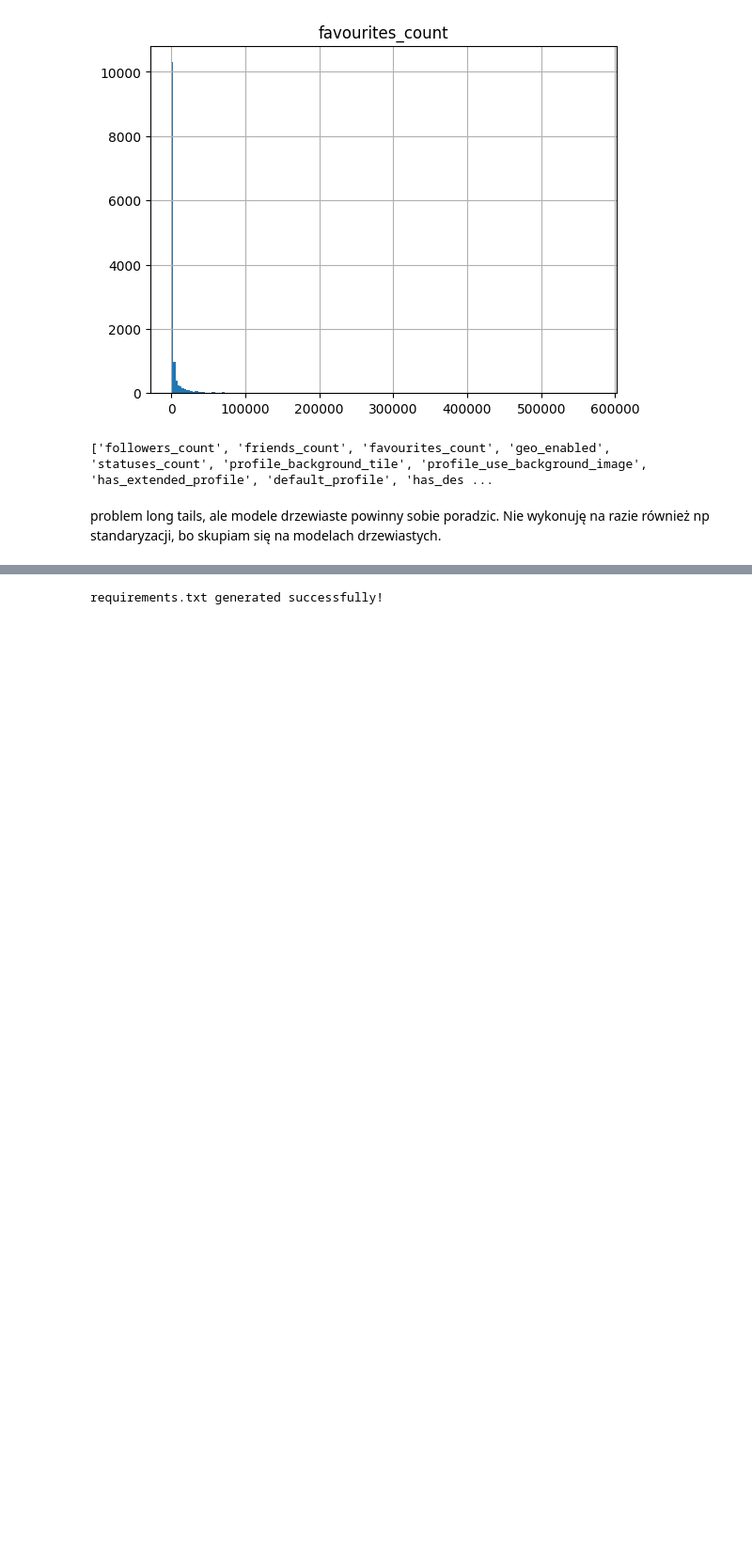
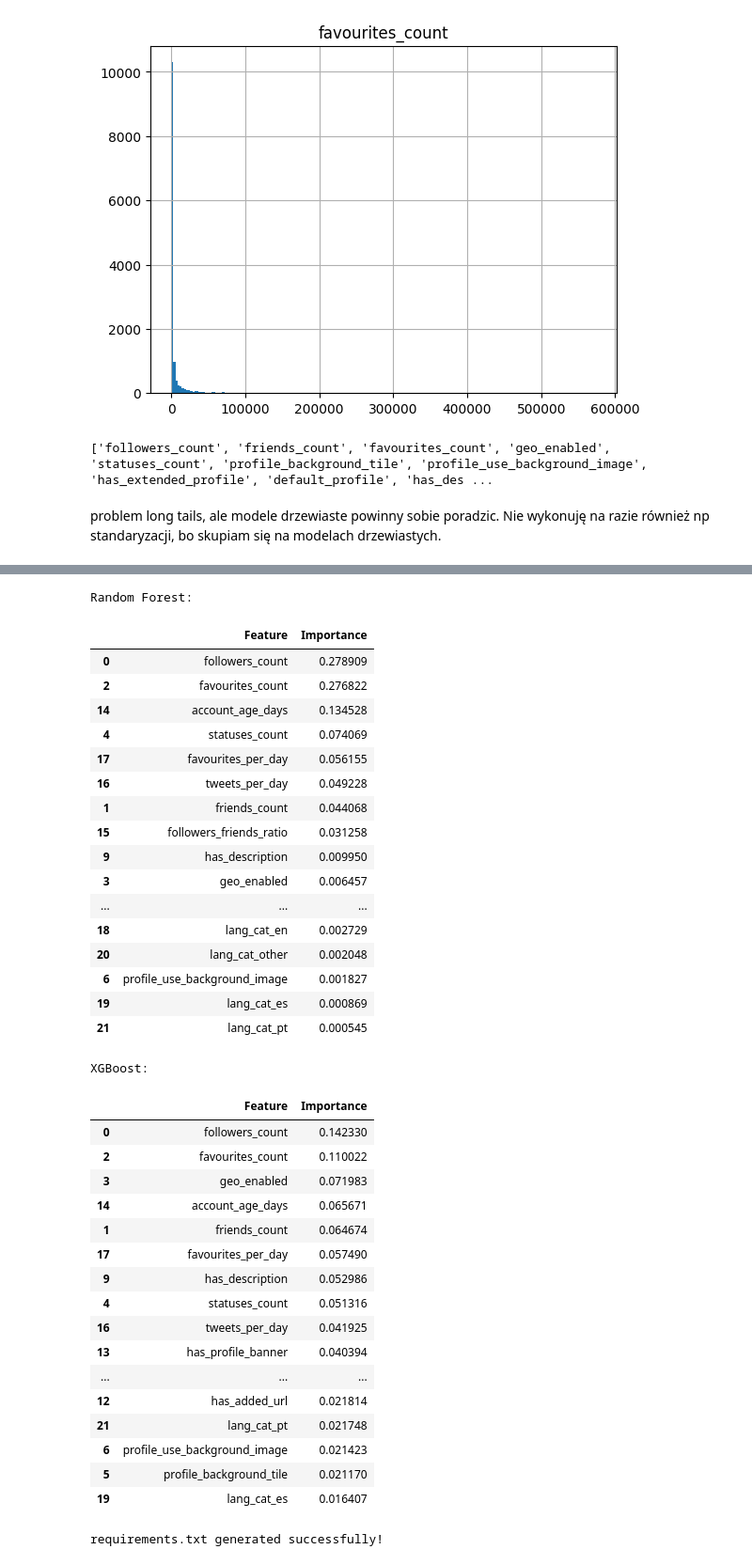
Before and after one commit to juliaaw0/mgr, a Jupyter notebook: boty.ipynb, the cells around one changed output, grey strips where cells are left out. Shown at 94% size. Drawn from its saved outputs; the diff is of its cells as text; code cells hidden in the pictures; blank space fills up the shorter version.

```diff
--- a/boty.ipynb
+++ b/boty.ipynb
@@ -660,3 +804,72 @@ plot_feature_importance(best_models['XGBoost'], final_feature_names, 'XGBoost Fe
+# %%
+def get_feature_importance(model, feature_names):
+    importances = model.feature_importances_
+
+    feature_importance_df = pd.DataFrame({
+        'Feature': feature_names,
+        'Importance': importances
+    })
+
+    feature_importance_df = feature_importance_df.sort_values(
+        by='Importance',
+        ascending=False
+    )
+
+    return feature_importance_df
+
+
+rf_importance = get_feature_importance(
+    best_models['Random Forest'],
+    final_feature_names
+)
+
+xgb_importance = get_feature_importance(
+    best_models['XGBoost'],
+    final_feature_names
+)
+
+print("Random Forest:")
+display(rf_importance)
+
+print("XGBoost:")
+display(xgb_importance)
+# %% [output]
+Random Forest:
+|  | Feature | Importance |
+| 0 | followers_count | 0.278909 |
+| 2 | favourites_count | 0.276822 |
+| 14 | account_age_days | 0.134528 |
+| 4 | statuses_count | 0.074069 |
+| 17 | favourites_per_day | 0.056155 |
+| 16 | tweets_per_day | 0.049228 |
+| 1 | friends_count | 0.044068 |
+| 15 | followers_friends_ratio | 0.031258 |
+| 9 | has_description | 0.009950 |
+| 3 | geo_enabled | 0.006457 |
+| ... | ... | ... |
+| 18 | lang_cat_en | 0.002729 |
+| 20 | lang_cat_other | 0.002048 |
+| 6 | profile_use_background_image | 0.001827 |
+| 19 | lang_cat_es | 0.000869 |
+| 21 | lang_cat_pt | 0.000545 |
+XGBoost:
+|  | Feature | Importance |
+| 0 | followers_count | 0.142330 |
+| 2 | favourites_count | 0.110022 |
+| 3 | geo_enabled | 0.071983 |
+| 14 | account_age_days | 0.065671 |
+| 1 | friends_count | 0.064674 |
+| 17 | favourites_per_day | 0.057490 |
+| 9 | has_description | 0.052986 |
+| 4 | statuses_count | 0.051316 |
+| 16 | tweets_per_day | 0.041925 |
+| 13 | has_profile_banner | 0.040394 |
+| ... | ... | ... |
+| 12 | has_added_url | 0.021814 |
+| 21 | lang_cat_pt | 0.021748 |
+| 6 | profile_use_background_image | 0.021423 |
+| 5 | profile_background_tile | 0.021170 |
+| 19 | lang_cat_es | 0.016407 |
 # %%
 import pkg_resources
 import sys
```
Also changed, not shown: parts of 9 cells of this notebook, 12 other files.
